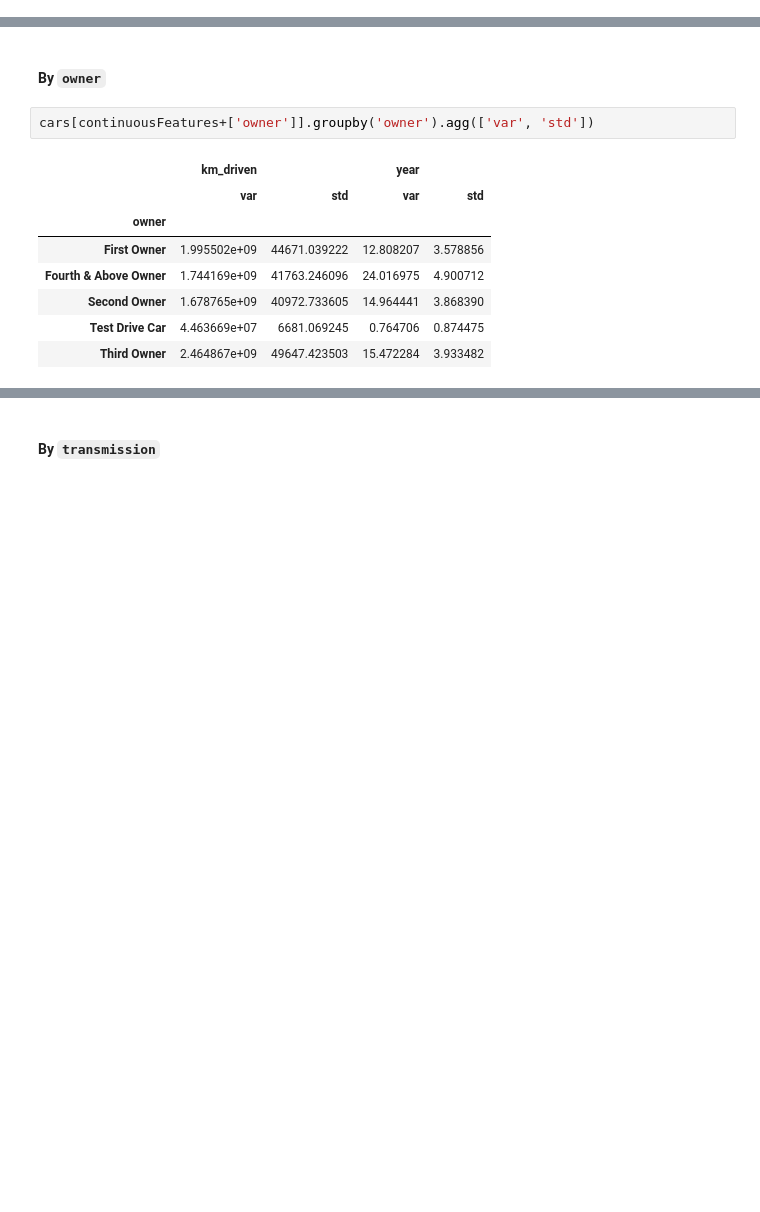
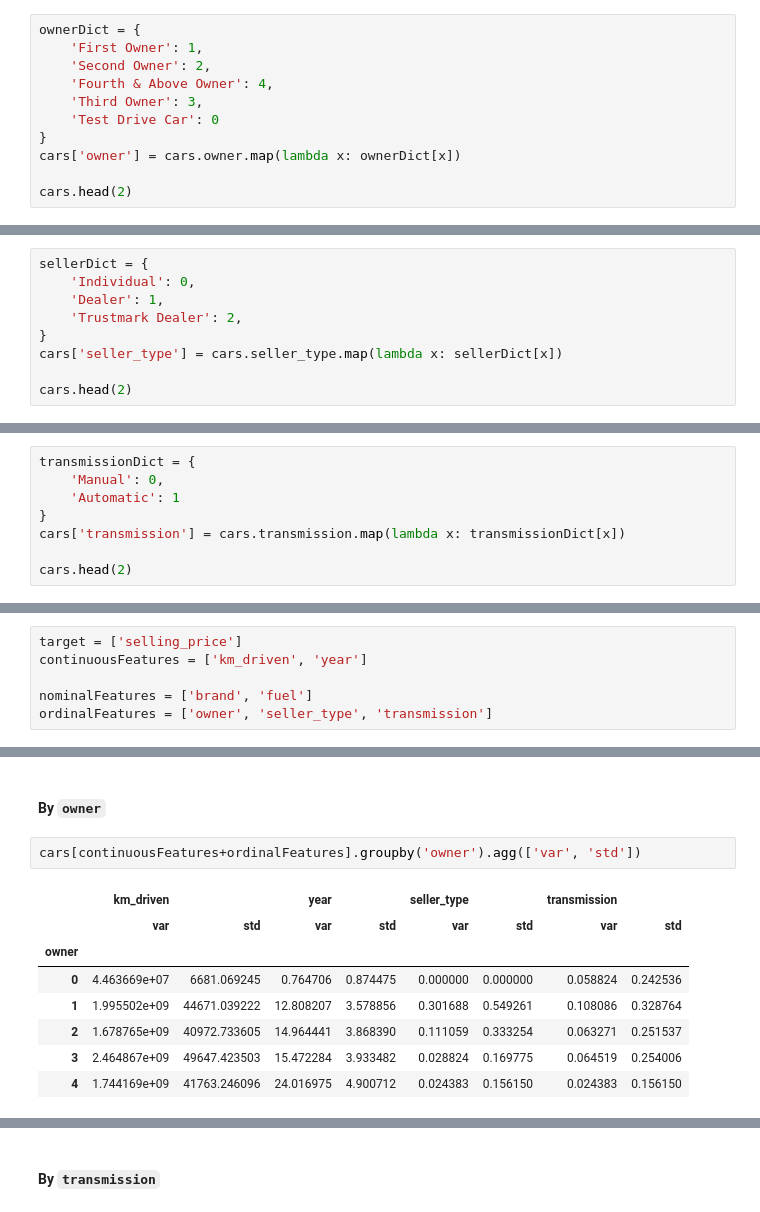
Before and after one commit to Bayan2019/internship_1206, a Jupyter notebook: assignment_07.ipynb, the cells around one changed output, grey strips where cells are left out. Saved outputs shown, nothing was run; the diff lists cells and outputs as text; blank space fills up the shorter version.

```diff
--- a/assignment_07.ipynb
+++ b/assignment_07.ipynb
@@ -407,0 +371,11 @@ Name: count, dtype: int64
+# %%
+ownerDict = {
+    'First Owner': 1,
+    'Second Owner': 2,
+    'Fourth & Above Owner': 4,
+    'Third Owner': 3,
+    'Test Drive Car': 0
+}
+cars['owner'] = cars.owner.map(lambda x: ownerDict[x])
+
+cars.head(2)
@@ -492,0 +546,9 @@ nominalFeatures = ['brand', 'fuel', 'transmission']
+# %%
+sellerDict = {
+    'Individual': 0,
+    'Dealer': 1,
+    'Trustmark Dealer': 2,
+}
+cars['seller_type'] = cars.seller_type.map(lambda x: sellerDict[x])
+
+cars.head(2)
@@ -492,0 +588,8 @@ nominalFeatures = ['brand', 'fuel', 'transmission']
+# %%
+transmissionDict = {
+    'Manual': 0,
+    'Automatic': 1
+}
+cars['transmission'] = cars.transmission.map(lambda x: transmissionDict[x])
+
+cars.head(2)
@@ -492,0 +608,6 @@ nominalFeatures = ['brand', 'fuel', 'transmission']
+# %%
+target = ['selling_price']
+continuousFeatures = ['km_driven', 'year']
+
+nominalFeatures = ['brand', 'fuel']
+ordinalFeatures = ['owner', 'seller_type', 'transmission']
@@ -519,13 +838,13 @@ cars.selling_price.max()-cars.selling_price.min()
 # %% [markdown]
 #### By `owner`
 # %%
-cars[continuousFeatures+['owner']].groupby('owner').agg(['var', 'std'])
+cars[continuousFeatures+ordinalFeatures].groupby('owner').agg(['var', 'std'])
 # %% [output]
-|  | km_driven |  | year |  |
-|  | var | std | var | std |
-| owner |  |  |  |  |
-| First Owner | 1.995502e+09 | 44671.039222 | 12.808207 | 3.578856 |
-| Fourth & Above Owner | 1.744169e+09 | 41763.246096 | 24.016975 | 4.900712 |
-| Second Owner | 1.678765e+09 | 40972.733605 | 14.964441 | 3.868390 |
-| Test Drive Car | 4.463669e+07 | 6681.069245 | 0.764706 | 0.874475 |
-| Third Owner | 2.464867e+09 | 49647.423503 | 15.472284 | 3.933482 |
+|  | km_driven |  | year |  | seller_type |  | transmission |  |
+|  | var | std | var | std | var | std | var | std |
+| owner |  |  |  |  |  |  |  |  |
+| 0 | 4.463669e+07 | 6681.069245 | 0.764706 | 0.874475 | 0.000000 | 0.000000 | 0.058824 | 0.242536 |
+| 1 | 1.995502e+09 | 44671.039222 | 12.808207 | 3.578856 | 0.301688 | 0.549261 | 0.108086 | 0.328764 |
+| 2 | 1.678765e+09 | 40972.733605 | 14.964441 | 3.868390 | 0.111059 | 0.333254 | 0.063271 | 0.251537 |
+| 3 | 2.464867e+09 | 49647.423503 | 15.472284 | 3.933482 | 0.028824 | 0.169775 | 0.064519 | 0.254006 |
+| 4 | 1.744169e+09 | 41763.246096 | 24.016975 | 4.900712 | 0.024383 | 0.156150 | 0.024383 | 0.156150 |
```
Also changed, not shown: parts of 176 cells of this notebook.
